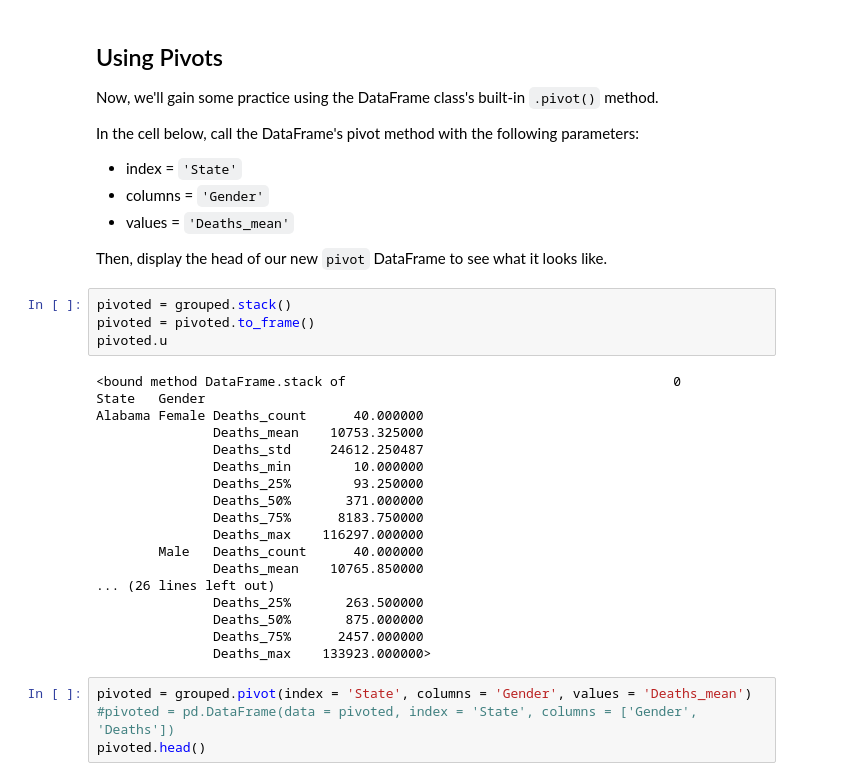
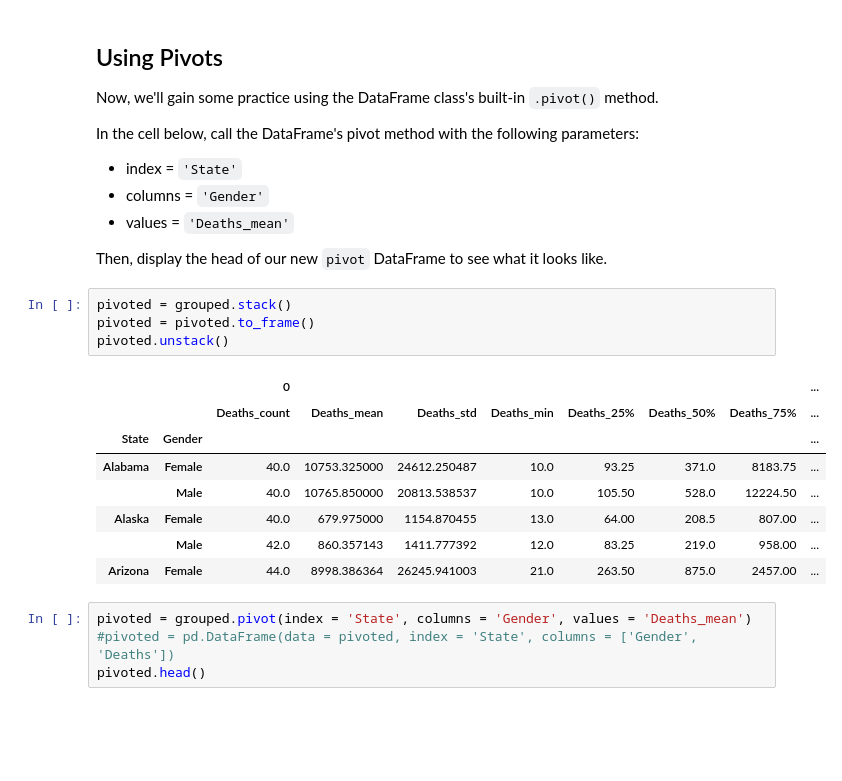
Before and after one commit to hlevymyers/dsc-pivot-tables-pandas-lab-dc-ds-career-042219, a Jupyter notebook: index.ipynb, the cells around one changed output. Cells and saved outputs as stored; diff of their text form; blank space fills up the shorter version.

```diff
--- a/index.ipynb
+++ b/index.ipynb
@@ -423,25 +423,16 @@ Then, display the head of our new `pivot` DataFrame to see what it looks like.
 # %%
 pivoted = grouped.stack()
 pivoted = pivoted.to_frame()
-pivoted.u
+pivoted.unstack()
 # %% [output]
-<bound method DataFrame.stack of                                          0
-State   Gender
-Alabama Female Deaths_count      40.000000
-               Deaths_mean    10753.325000
-               Deaths_std     24612.250487
-               Deaths_min        10.000000
-               Deaths_25%        93.250000
-               Deaths_50%       371.000000
-               Deaths_75%      8183.750000
-               Deaths_max    116297.000000
-        Male   Deaths_count      40.000000
-               Deaths_mean    10765.850000
-... (26 lines left out)
-               Deaths_25%       263.500000
-               Deaths_50%       875.000000
-               Deaths_75%      2457.000000
-               Deaths_max    133923.000000>
+|  |  | 0 |  |  |  |  |  |  | ... |
+|  |  | Deaths_count | Deaths_mean | Deaths_std | Deaths_min | Deaths_25% | Deaths_50% | Deaths_75% | ... |
+| State | Gender |  |  |  |  |  |  |  | ... |
+| Alabama | Female | 40.0 | 10753.325000 | 24612.250487 | 10.0 | 93.25 | 371.0 | 8183.75 | ... |
+|  | Male | 40.0 | 10765.850000 | 20813.538537 | 10.0 | 105.50 | 528.0 | 12224.50 | ... |
+| Alaska | Female | 40.0 | 679.975000 | 1154.870455 | 13.0 | 64.00 | 208.5 | 807.00 | ... |
+|  | Male | 42.0 | 860.357143 | 1411.777392 | 12.0 | 83.25 | 219.0 | 958.00 | ... |
+| Arizona | Female | 44.0 | 8998.386364 | 26245.941003 | 21.0 | 263.50 | 875.0 | 2457.00 | ... |
 # %%
 pivoted = grouped.pivot(index = 'State', columns = 'Gender', values = 'Deaths_mean')
 #pivoted = pd.DataFrame(data = pivoted, index = 'State', columns = ['Gender', 'Deaths'])
```
